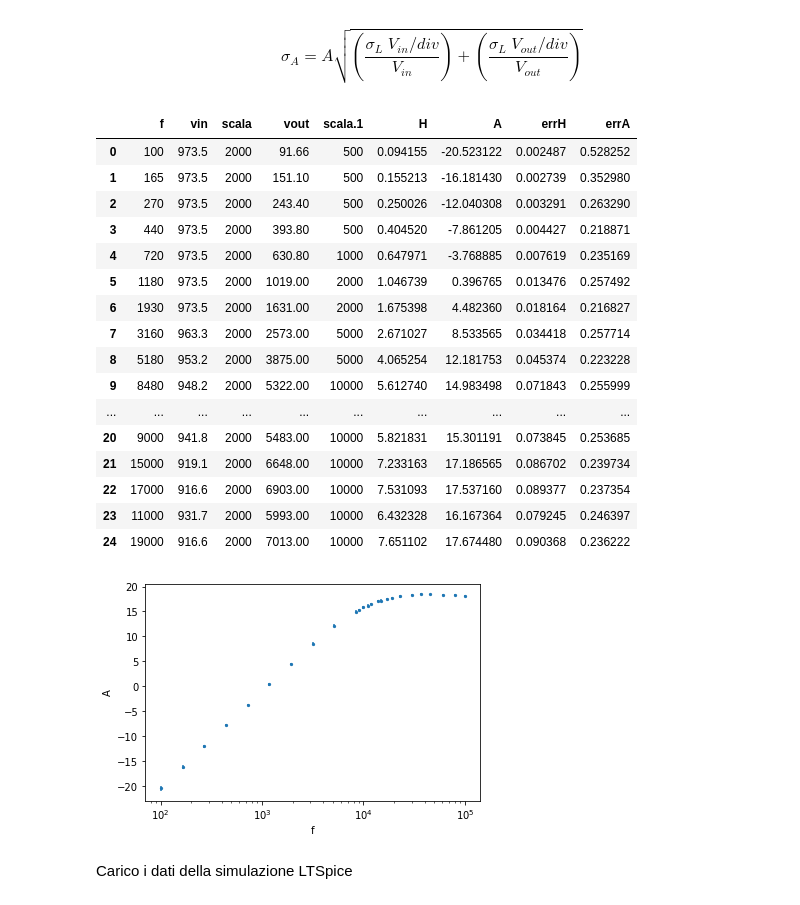
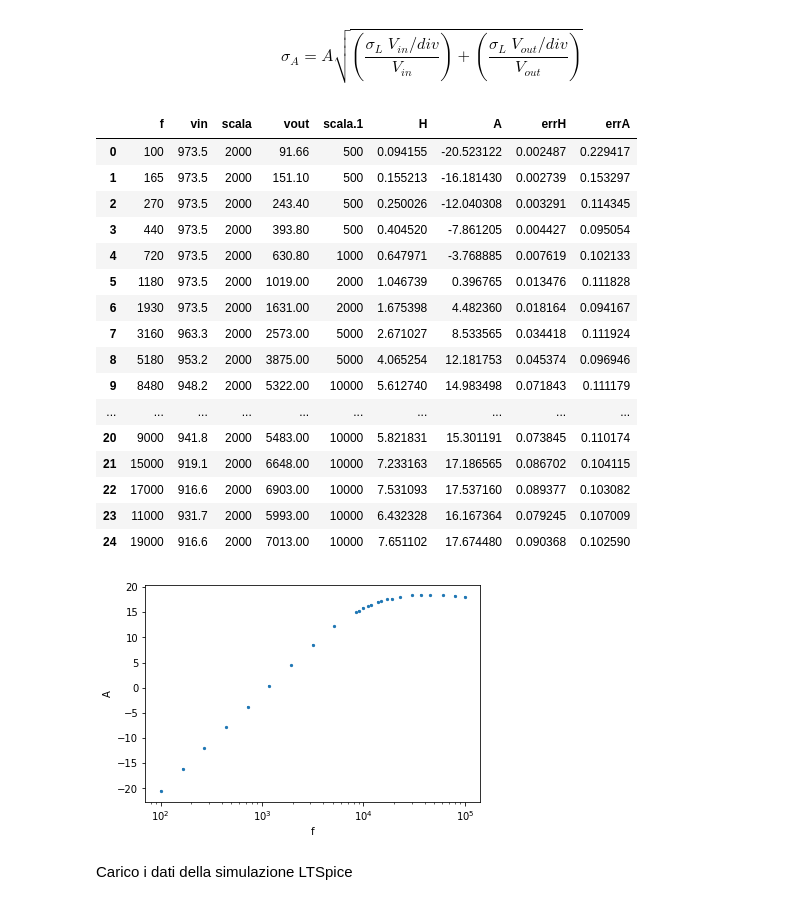
Before and after one commit to simonecig/lab_2020-2021, a Jupyter notebook: 1_opamp/logbook/opamp1_analysis.ipynb, the cells around one changed output. Saved outputs shown, nothing was run; the diff lists cells and outputs as text; code cells hidden in the pictures.

```diff
--- a/1_opamp/logbook/opamp1_analysis.ipynb
+++ b/1_opamp/logbook/opamp1_analysis.ipynb
@@ -609,37 +620,38 @@ $$\sigma_A = A \sqrt{ \left(
     }
    $$
 # %%
+import math
 # read data
 data_bode = pd.read_csv("bode.cvs", delimiter="\t")
 data_bode['H'] = data_bode['vout']/data_bode['vin']
 data_bode['A'] = 20*np.log10(data_bode['vout']/data_bode['vin'])
 
 # compute errors
 sigmaL = 2/256*TRIANG
 data_bode['errH'] = data_bode['H']*np.sqrt(
     (sigmaL*data_bode['scala.1']/data_bode['vout'])**2 +
     (sigmaL*data_bode['scala']/data_bode['vin'])**2)
-data_bode['errA'] = 20*data_bode['errH']/data_bode['H']
+data_bode['errA'] = 20*data_bode['errH']/data_bode['H']*np.log10(math.e)
 pl = data_bode.plot(x='f', y='A', yerr='errA',kind='scatter', logx=True, marker='.')
 data_bode
 # %% [output]
 |  | f | vin | scala | vout | scala.1 | H | A | errH | errA |
-| 0 | 100 | 973.5 | 2000 | 91.66 | 500 | 0.094155 | -20.523122 | 0.002487 | 0.528252 |
-| 1 | 165 | 973.5 | 2000 | 151.10 | 500 | 0.155213 | -16.181430 | 0.002739 | 0.352980 |
-| 2 | 270 | 973.5 | 2000 | 243.40 | 500 | 0.250026 | -12.040308 | 0.003291 | 0.263290 |
-| 3 | 440 | 973.5 | 2000 | 393.80 | 500 | 0.404520 | -7.861205 | 0.004427 | 0.218871 |
-| 4 | 720 | 973.5 | 2000 | 630.80 | 1000 | 0.647971 | -3.768885 | 0.007619 | 0.235169 |
-| 5 | 1180 | 973.5 | 2000 | 1019.00 | 2000 | 1.046739 | 0.396765 | 0.013476 | 0.257492 |
-| 6 | 1930 | 973.5 | 2000 | 1631.00 | 2000 | 1.675398 | 4.482360 | 0.018164 | 0.216827 |
-| 7 | 3160 | 963.3 | 2000 | 2573.00 | 5000 | 2.671027 | 8.533565 | 0.034418 | 0.257714 |
-| 8 | 5180 | 953.2 | 2000 | 3875.00 | 5000 | 4.065254 | 12.181753 | 0.045374 | 0.223228 |
-| 9 | 8480 | 948.2 | 2000 | 5322.00 | 10000 | 5.612740 | 14.983498 | 0.071843 | 0.255999 |
+| 0 | 100 | 973.5 | 2000 | 91.66 | 500 | 0.094155 | -20.523122 | 0.002487 | 0.229417 |
+| 1 | 165 | 973.5 | 2000 | 151.10 | 500 | 0.155213 | -16.181430 | 0.002739 | 0.153297 |
+| 2 | 270 | 973.5 | 2000 | 243.40 | 500 | 0.250026 | -12.040308 | 0.003291 | 0.114345 |
+| 3 | 440 | 973.5 | 2000 | 393.80 | 500 | 0.404520 | -7.861205 | 0.004427 | 0.095054 |
+| 4 | 720 | 973.5 | 2000 | 630.80 | 1000 | 0.647971 | -3.768885 | 0.007619 | 0.102133 |
+| 5 | 1180 | 973.5 | 2000 | 1019.00 | 2000 | 1.046739 | 0.396765 | 0.013476 | 0.111828 |
+| 6 | 1930 | 973.5 | 2000 | 1631.00 | 2000 | 1.675398 | 4.482360 | 0.018164 | 0.094167 |
+| 7 | 3160 | 963.3 | 2000 | 2573.00 | 5000 | 2.671027 | 8.533565 | 0.034418 | 0.111924 |
+| 8 | 5180 | 953.2 | 2000 | 3875.00 | 5000 | 4.065254 | 12.181753 | 0.045374 | 0.096946 |
+| 9 | 8480 | 948.2 | 2000 | 5322.00 | 10000 | 5.612740 | 14.983498 | 0.071843 | 0.111179 |
 | ... | ... | ... | ... | ... | ... | ... | ... | ... | ... |
-| 20 | 9000 | 941.8 | 2000 | 5483.00 | 10000 | 5.821831 | 15.301191 | 0.073845 | 0.253685 |
-| 21 | 15000 | 919.1 | 2000 | 6648.00 | 10000 | 7.233163 | 17.186565 | 0.086702 | 0.239734 |
-| 22 | 17000 | 916.6 | 2000 | 6903.00 | 10000 | 7.531093 | 17.537160 | 0.089377 | 0.237354 |
-| 23 | 11000 | 931.7 | 2000 | 5993.00 | 10000 | 6.432328 | 16.167364 | 0.079245 | 0.246397 |
-| 24 | 19000 | 916.6 | 2000 | 7013.00 | 10000 | 7.651102 | 17.674480 | 0.090368 | 0.236222 |
+| 20 | 9000 | 941.8 | 2000 | 5483.00 | 10000 | 5.821831 | 15.301191 | 0.073845 | 0.110174 |
+| 21 | 15000 | 919.1 | 2000 | 6648.00 | 10000 | 7.233163 | 17.186565 | 0.086702 | 0.104115 |
+| 22 | 17000 | 916.6 | 2000 | 6903.00 | 10000 | 7.531093 | 17.537160 | 0.089377 | 0.103082 |
+| 23 | 11000 | 931.7 | 2000 | 5993.00 | 10000 | 6.432328 | 16.167364 | 0.079245 | 0.107009 |
+| 24 | 19000 | 916.6 | 2000 | 7013.00 | 10000 | 7.651102 | 17.674480 | 0.090368 | 0.102590 |
-[figure, old version]
+[figure, new version]
 # %% [markdown]
 Carico i dati della simulazione LTSpice
```
Also changed, not shown: parts of 19 cells of this notebook, 53 other files.
